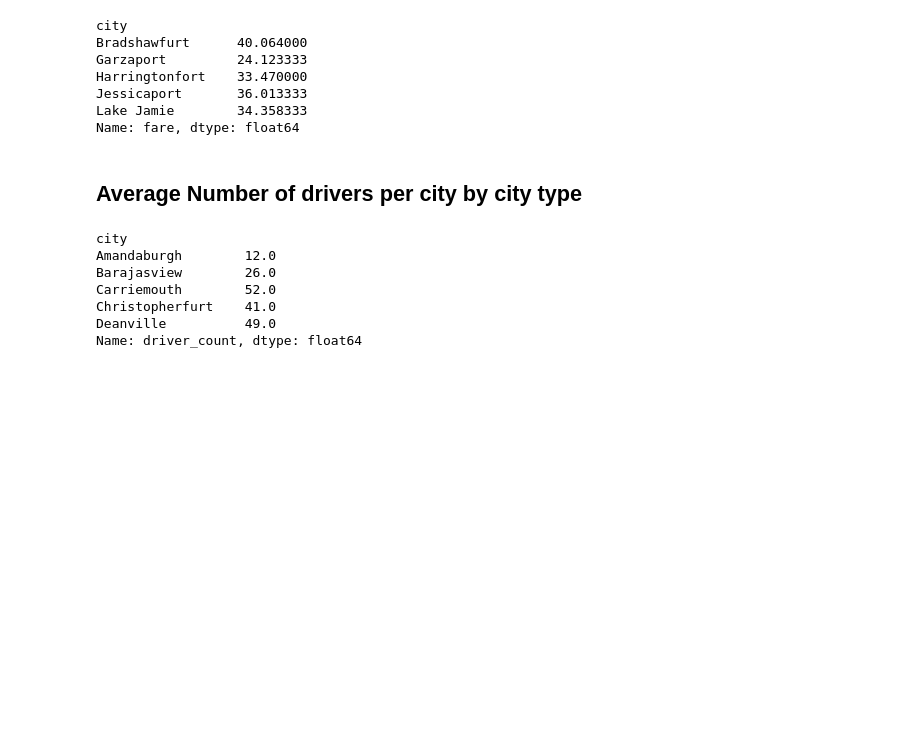
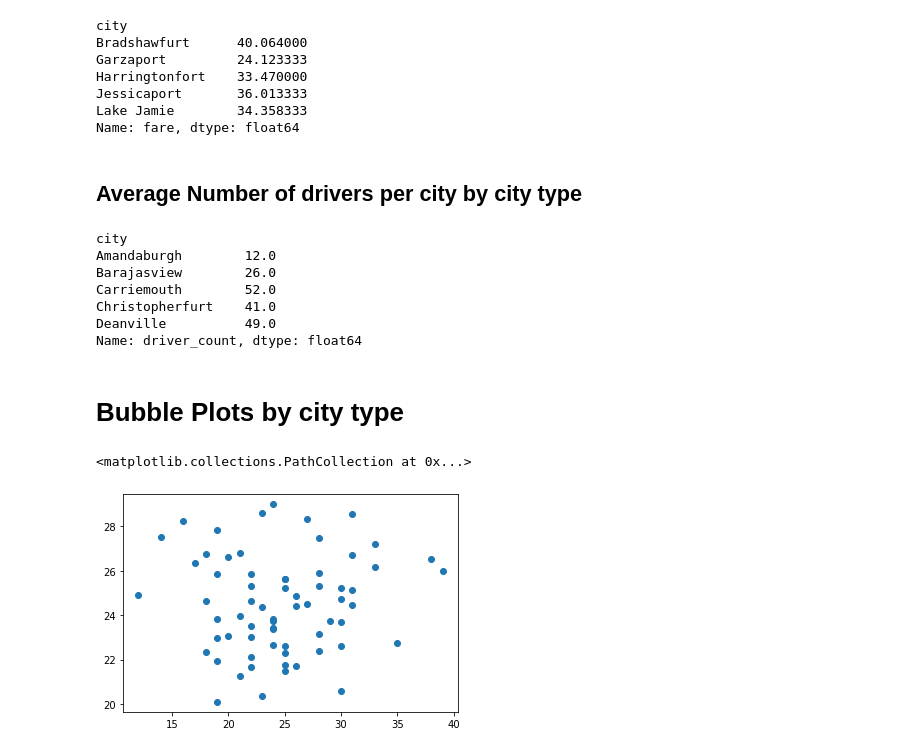
Before and after one commit to david-garza/PyBer_Analysis, a Jupyter notebook: PyBer.ipynb, the cells around one changed output. Drawn from its saved outputs; the diff is of its cells as text; code cells hidden in the pictures; blank space fills up the shorter version.

Commit message:
Finished Bubble Plot

```diff
--- a/PyBer.ipynb
+++ b/PyBer.ipynb
@@ -304,3 +304,11 @@ Name: driver_count, dtype: float64
 # Get the average number of drivers for each city for the suburban and rural cities.
 suburban_driver_count = suburban_cities_df.groupby(["city"]).mean()["driver_count"]
 rural_driver_count = rural_cities_df.groupby(["city"]).mean()["driver_count"]
+# %% [markdown]
+# Bubble Plots by city type
+# %%
+# Urban cities scatter plot
+plt.scatter(urban_ride_count,urban_avg_fare)
+# %% [output]
+<matplotlib.collections.PathCollection at 0x...>
+[figure, added]
```
Also changed, not shown: parts of 12 cells of this notebook, 1 other file.
